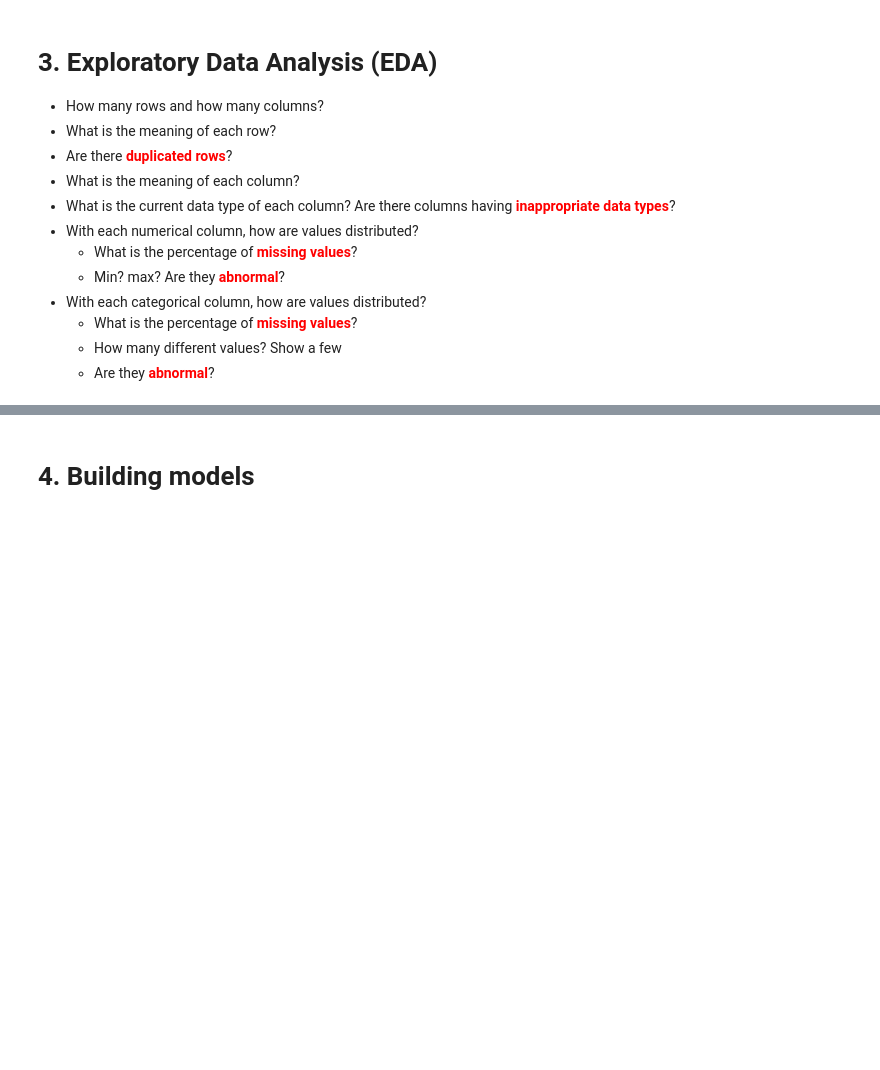
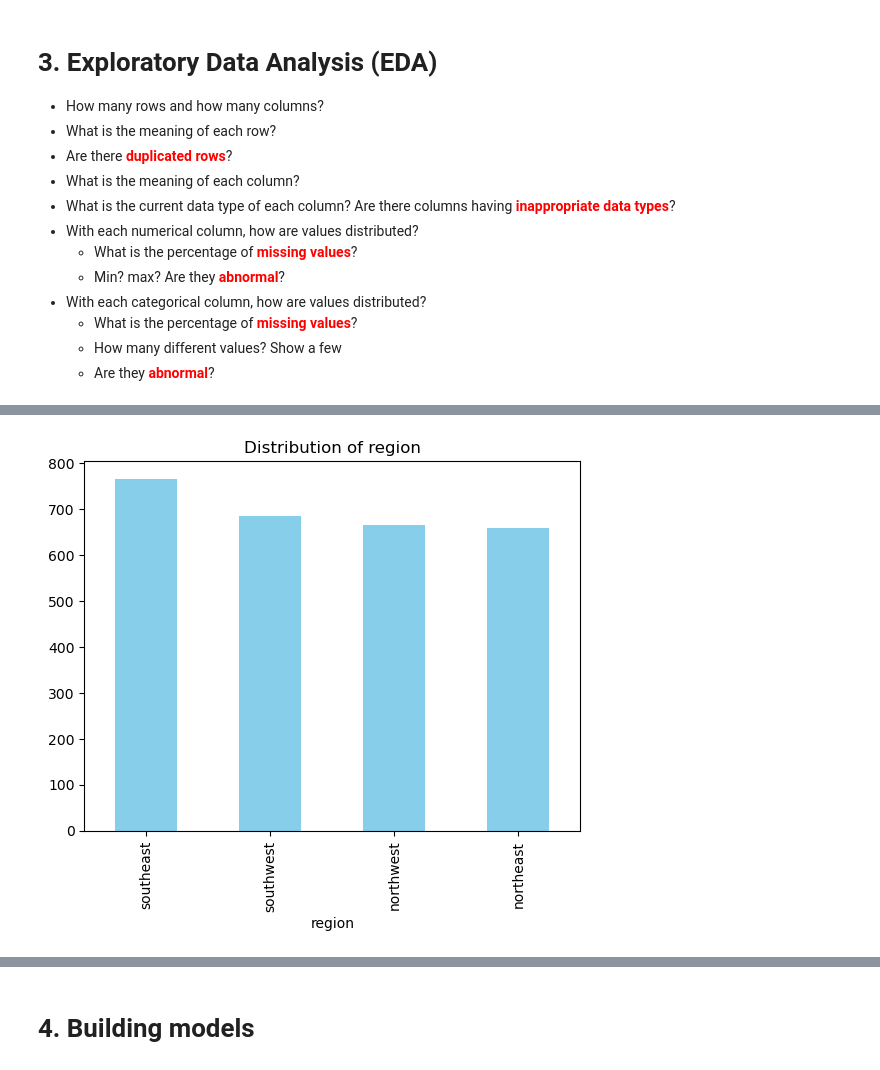
Before and after one commit to DinhXuanKhuong/Linear-Regression_Medical-Insurance-Cost-Prediction, a Jupyter notebook: code.ipynb, the cells around one changed output, grey strips where cells are left out. Saved outputs shown, nothing was run; the diff lists cells and outputs as text; code cells hidden in the pictures; blank space fills up the shorter version.

```diff
--- a/code.ipynb
+++ b/code.ipynb
@@ -24,0 +64,4 @@ import pandas as pd
+# %%
+bar_plot(df["region"], "Distribution of region", "skyblue")
+# %% [output]
+[figure, added]
```
Also changed, not shown: parts of 9 cells of this notebook.
